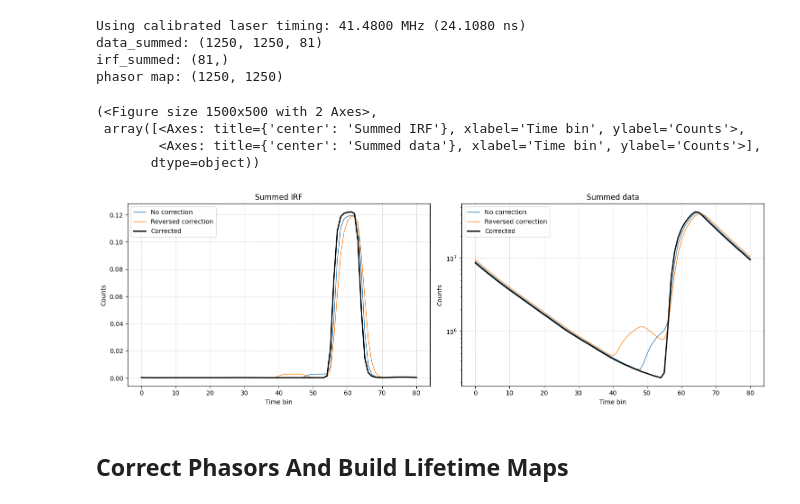
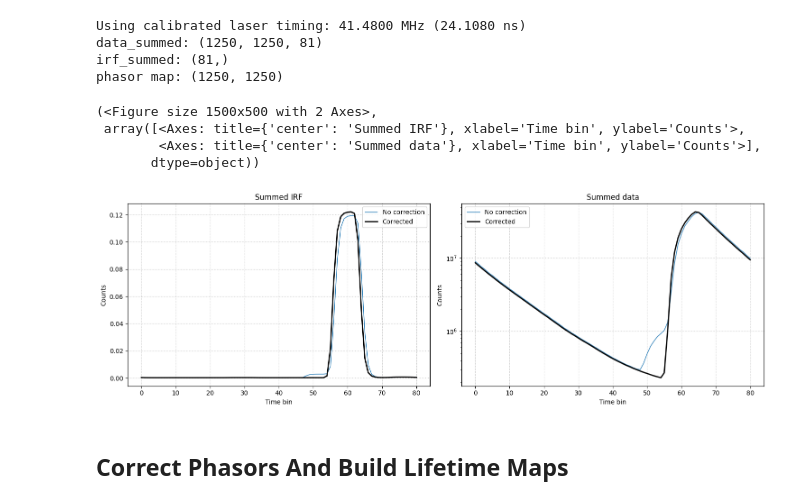
Before and after one commit to VicidominiLab/BrightEyes, a Jupyter notebook: examples/imaging/flism/LaminaTubolin Phasor.ipynb, the cells around one changed output. Cells and saved outputs as stored; diff of their text form; code cells hidden in the pictures.

```diff
--- a/examples/imaging/flism/LaminaTubolin Phasor.ipynb
+++ b/examples/imaging/flism/LaminaTubolin Phasor.ipynb
@@ -84,17 +84,13 @@ with h5py.File(FILE_WITH_CALIBRATION, "r") as hf:
     pxdwelltime = float(metadata["pixel_dwell_time_us"])
 
     data_input = hf["raw/spad"][:]
-    channel_skew = calibration["timing/channel_skew_bins"][:]
     aligned_irf_trace = calibration["aligned/irf_trace"][:]
+
+    data_summed = load_default_output_spad(hf, selection=np.s_[0, 0, ...])
+    irf_summed = load_default_irf(hf)
 
 data_summed_no_alignment = np.sum(data_input, axis=(0, 1, 2, 3, 5))
 irf_summed_no_alignment = np.sum(aligned_irf_trace, axis=-1)
-
-data_summed = sum_channel_applying_shifts(data_input, channel_skew, axis=())[0, 0, ...]
-irf_summed = sum_channel_applying_shifts(aligned_irf_trace, channel_skew, axis=())
-
-data_summed_rev = sum_channel_applying_shifts(data_input, channel_skew, axis=(), reverse_shifts=False)[0, 0, ...]
-irf_summed_rev = sum_channel_applying_shifts(aligned_irf_trace, channel_skew, axis=(), reverse_shifts=False)
 
 h5_dataset_phasor_pix = flim.calculate_phasor(data_summed, harmonic=1)
 irf_phasor = flim.calculate_phasor(irf_summed, threshold=0, harmonic=1)
@@ -111,18 +107,16 @@ phasor map: (1250, 1250)
 # %%
 graph.plot_channel_skew_correction(
     irf_no_alignment=irf_summed_no_alignment,
     irf_aligned=irf_summed,
-    irf_reversed=irf_summed_rev,
     data_no_alignment=data_summed_no_alignment,
     data_aligned=data_summed.sum(axis=(0, 1)),
-    data_reversed=data_summed_rev.sum(axis=(0, 1)),
 )
 # %% [output]
 (<Figure size 1500x500 with 2 Axes>,
  array([<Axes: title={'center': 'Summed IRF'}, xlabel='Time bin', ylabel='Counts'>,
         <Axes: title={'center': 'Summed data'}, xlabel='Time bin', ylabel='Counts'>],
        dtype=object))
-[figure, old version]
+[figure, new version]
 # %% [markdown]
 ## Correct Phasors And Build Lifetime Maps
 # %%
```
Also changed, not shown: parts of 1 cell of this notebook, 24 other files.
